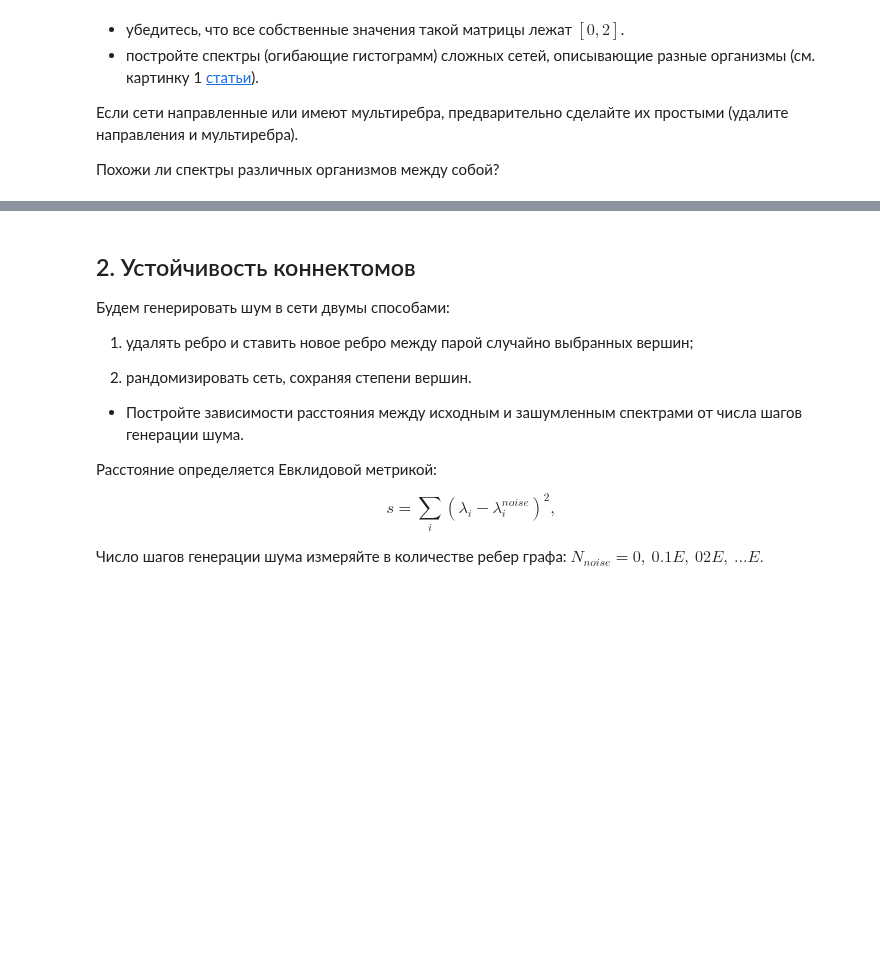
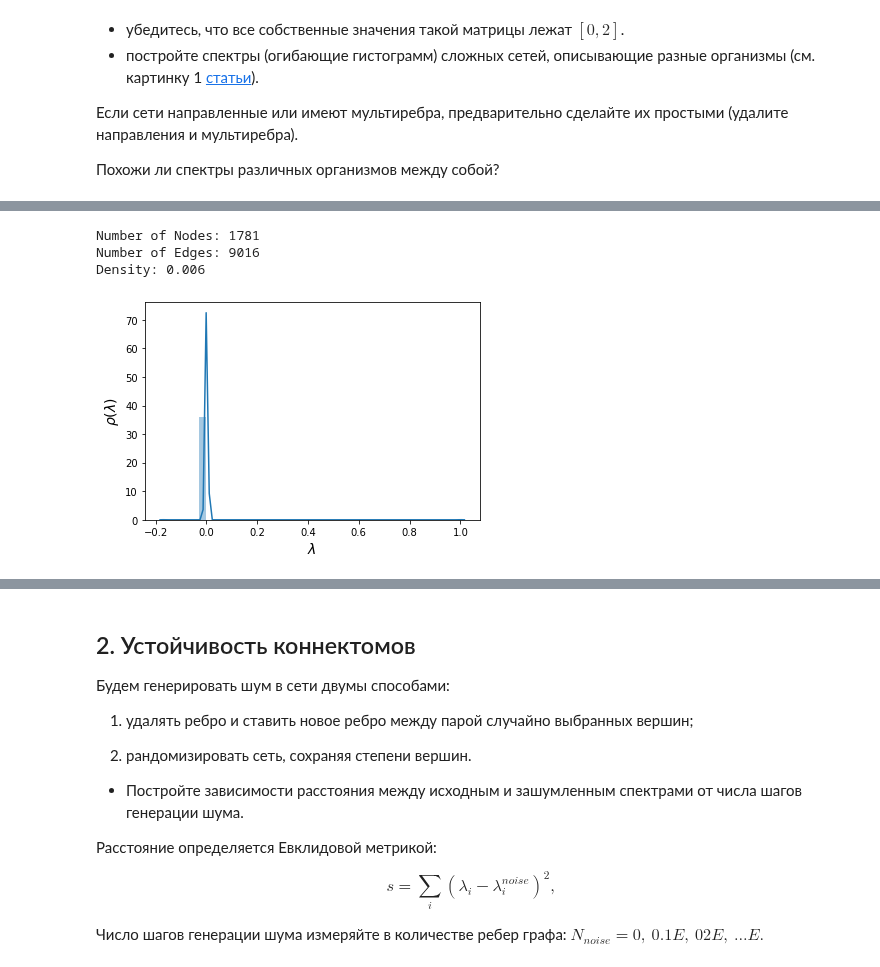
Before and after one commit to kimaril/networksch, a Jupyter notebook: notebooks/NS Assignment 08.ipynb, the cells around one changed output, grey strips where cells are left out. Drawn from its saved outputs; the diff is of its cells as text; code cells hidden in the pictures; blank space fills up the shorter version.

```diff
--- a/notebooks/NS Assignment 08.ipynb
+++ b/notebooks/NS Assignment 08.ipynb
@@ -46,0 +86,22 @@ print(nx.number_of_nodes(drs),nx.number_of_edges(drs),nx.density(drs))
+# %%
+def plot_spectre(G):
+    spec = np.linalg.eigvals(normalized_laplacian_matrix(G))
+    sns.distplot(spec, norm_hist=True)
+#     plt.hist(spec, bins=200, normed=True)
+    plt.xlabel(r'$\lambda$',fontsize=14)
+    plt.ylabel(r'$\rho(\lambda)$',fontsize=14)
+    plt.show()
+
+def print_info(G):
+    print('Number of Nodes: {} \nNumber of Edges: {} \nDensity: {}'.format(nx.number_of_nodes(G),
+                                                                           nx.number_of_edges(G),
+                                                                           round(nx.density(G), 3)
+                                                                          )
+         )
+
+def process(filename):
+    G = nx.Graph(nx.read_graphml(filename))
+    print_info(G)
+
+    plot_spectre(G)
+    return G
@@ -46,0 +115,7 @@ print(nx.number_of_nodes(drs),nx.number_of_edges(drs),nx.density(drs))
+# %%
+drosophila = process('drosophila.graphml')
+# %% [output]
+Number of Nodes: 1781
+Number of Edges: 9016
+Density: 0.006
+[figure, added]
```
Also changed, not shown: parts of 18 cells of this notebook.
